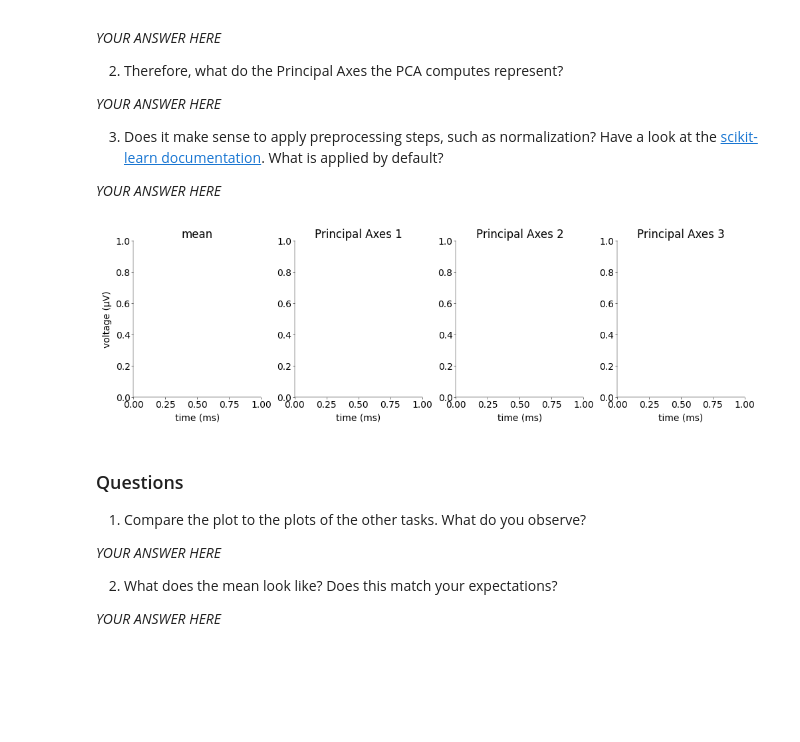
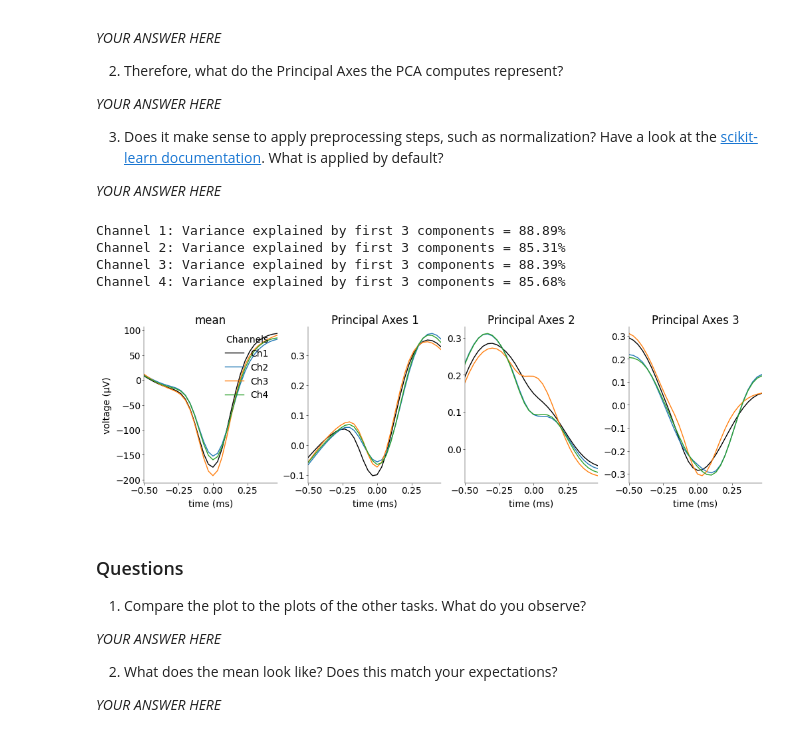
Before and after one commit to aeldably/Neural_Data_Science_Summer_2025, a Jupyter notebook: Lab_1/notebooks/CodingLab1.ipynb, the cells around one changed output. Cells and saved outputs as stored; diff of their text form; code cells hidden in the pictures; blank space fills up the shorter version.

```diff
--- a/Lab_1/notebooks/CodingLab1.ipynb
+++ b/Lab_1/notebooks/CodingLab1.ipynb
@@ -94,7 +94,7 @@ df.describe()
 | 75% | 3.650000e+02 | 3.720000e+02 | 4.010000e+02 | 3.810000e+02 |
 | max | 2.873000e+03 | 3.004000e+03 | 3.099000e+03 | 3.017000e+03 |
 # %%
-df_subset = df.iloc[:100000]
+df_subset = x.iloc[:100000]
 
 # Plotting
 plt.figure(figsize=(15, 6))
@@ -174,5 +171,5 @@ array([False, False, False, ..., False, False, False])
 # %%
-y = filter_signal(x, fs, 500, 4000)
+y = filter_signal(x, fs, 300, 3000)
 # %%
 y.shape
 # %% [output]
@@ -329,7 +327,7 @@ s, t, thrd = detect_spikes(y.values, fs=fs, N=4, lockout=1.0)
 
 # Define time window for zoomed plot (in seconds)
 t_start = 0.025
-t_end = 0.75
+t_end = 0.9
 start_idx = int(t_start * fs)
 end_idx = int(t_end * fs)
 time_window = np.arange(start_idx, end_idx) / fs
@@ -445,17 +457,28 @@ Plot first 100 spike waveforms
 # ---------------------------------------------------------------------
 
 # first 100 spikes
+first_100_spikes = s[:100]
+filtered_signal = y.to_numpy()
+wave_forms = extract_waveforms(x=filtered_signal, s=first_100_spikes)
 
 mosaic = [
     ["Ch1", "Ch2"],
     ["Ch3", "Ch4"],
 ]
+cols = ["Ch1", "Ch2", "Ch3", "Ch4"]
+
 fig, ax = plt.subplot_mosaic(
     mosaic=mosaic, figsize=(8, 6), layout="constrained", dpi=100
 )
 
-# cols = ["Ch1", "Ch2", "Ch3", "Ch4"]
+window_size = wave_forms.shape[1]
+time_vector = (np.arange(window_size) - window_size // 2) * (1000 / fs)  # ms
+
+
+# Plot each waveform in each channel
 for i, col in enumerate(cols):
+    for wf in wave_forms:
+        ax[col].plot(time_vector, wf[:, i], color="black", alpha=0.3, linewidth=0.5)
 
     # labeling etc
     ax[col].set_ylim((-500, 250))
@@ -581,32 +656,48 @@ def extract_features(w: np.ndarray) -> np.ndarray:
 # %%
 """Solution"""
 
 # ------------------------------------------------------------------------------------------------------------------
 # Plot the mean of each channel and the three principal axes obtained by the PCA and answer the questions (1+1 pts)
 # ------------------------------------------------------------------------------------------------------------------
 
+all_spikes = s
+all_waveforms = extract_waveforms(x=filtered_signal, s=all_spikes)
+features, means, pcs = extract_features(w=all_waveforms)
+
 mosaic = [
     ["mean", "Principal Axes 1", "Principal Axes 2", "Principal Axes 3"],
 ]
+colors = ["black", "tab:blue", "tab:orange", "tab:green"]
 fig, ax = plt.subplot_mosaic(
     mosaic=mosaic, figsize=(10, 3), layout="constrained", dpi=100
 )
 
 for channel in range(4):
-    for i, mo in enumerate(np.ravel(mosaic)):
+    color = colors[channel]
 
-        ax[mo].set_xlabel("time (ms)")
-        ax[mo].set_title(mo)
+    # Mean waveform
+    ax["mean"].plot(time_vector, means[channel], color=color, label=f"Ch{channel+1}")
 
-ax[mosaic[0][0]].set_ylabel("voltage (μV)")
-ax[mosaic[0][-1]].legend(
-    ["Channel " + str(i) for i in range(4)],
-    bbox_to_anchor=(1.04, 1),
-    loc="upper left",
-)
+    # Principal components
+    ax["Principal Axes 1"].plot(time_vector, pcs[channel, 0], color=color)
+    ax["Principal Axes 2"].plot(time_vector, pcs[channel, 1], color=color)
+    ax["Principal Axes 3"].plot(time_vector, pcs[channel, 2], color=color)
+
+# Formatting
+for key in mosaic[0]:
+    ax[key].set_xlabel("time (ms)")
+    ax[key].set_xlim(time_vector[0], time_vector[-1])
+    ax[key].set_title(key)
+
+ax["mean"].set_ylabel("voltage (μV)")
+ax["mean"].legend(title="Channels", loc="upper right")
 plt.show()
 # %% [output]
+Channel 1: Variance explained by first 3 components = 88.89%
+Channel 2: Variance explained by first 3 components = 85.31%
+Channel 3: Variance explained by first 3 components = 88.39%
+Channel 4: Variance explained by first 3 components = 85.68%
-[figure, old version]
+[figure, new version]
 # %% [markdown]
 ### Questions
 
```
Also changed, not shown: parts of 13 cells of this notebook.
